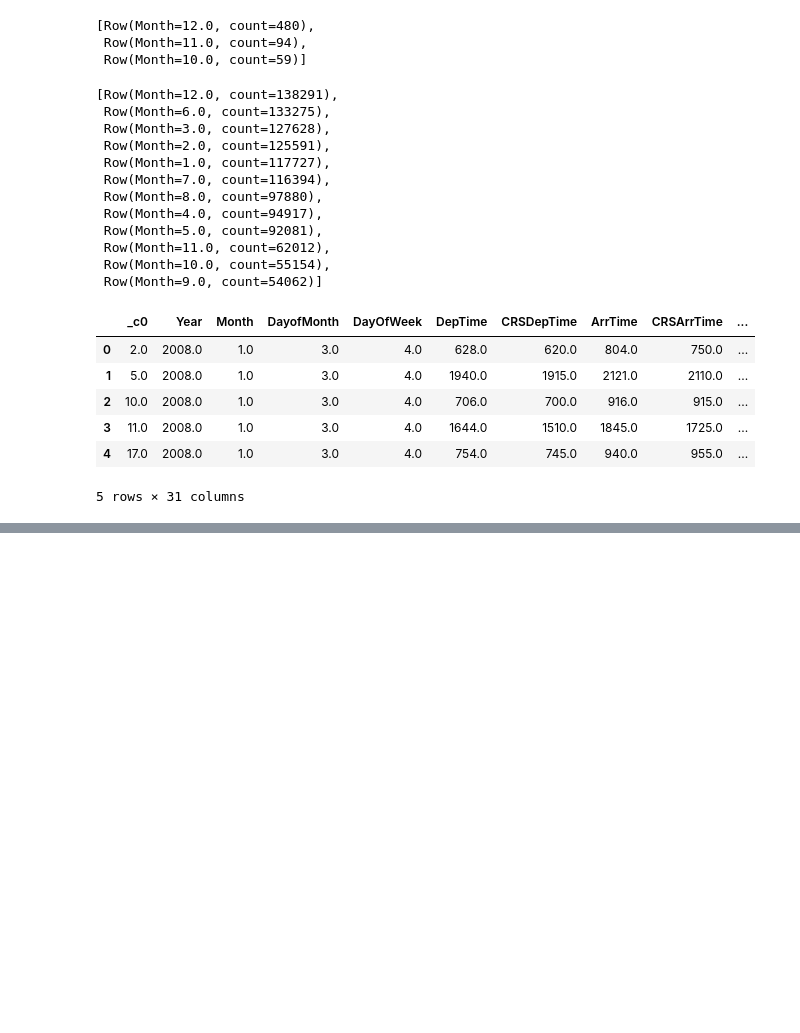
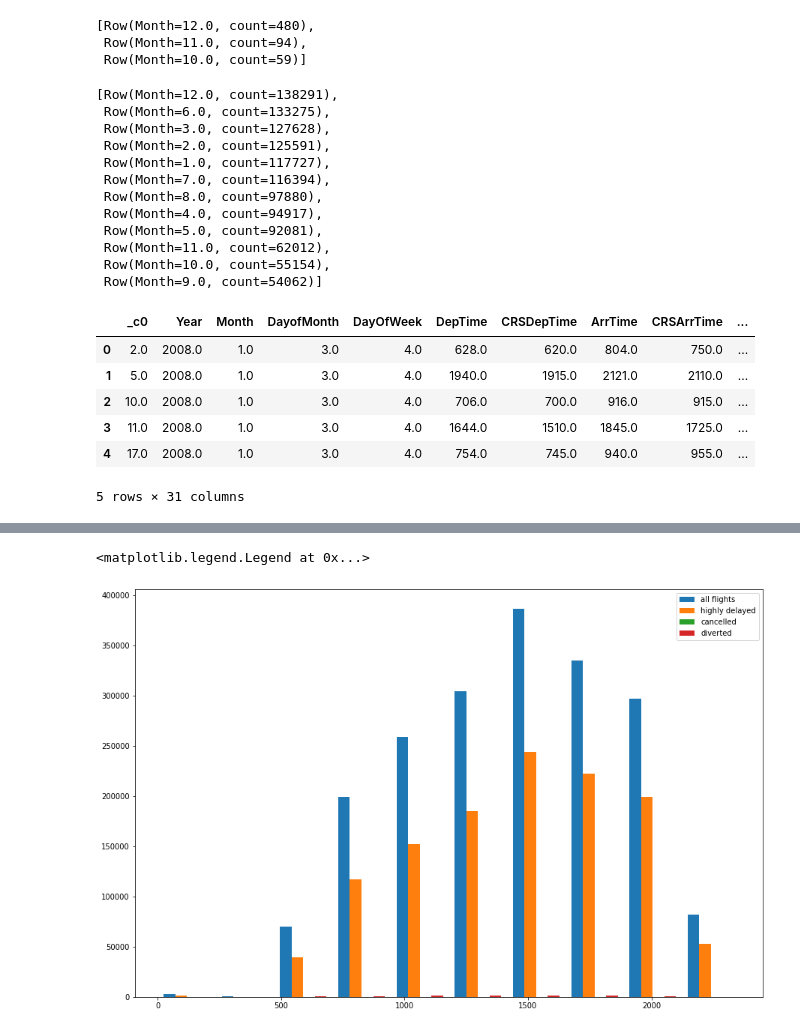
Before and after one commit to Anshumaan-Chauhan02/Scalability-Check-for-Machine-Learning-System-Predicting-Flight-Delays, a Jupyter notebook: SystemsForDS-Project.ipynb, the cells around one changed output, grey strips where cells are left out. Drawn from its saved outputs; the diff is of its cells as text; code cells hidden in the pictures; blank space fills up the shorter version.

```diff
--- a/SystemsForDS-Project.ipynb
+++ b/SystemsForDS-Project.ipynb
@@ -384,0 +368,7 @@ sns.heatmap(df_pandas[numeric_columns_for_heatmap].corr(), cmap = 'coolwarm', li
+# %%
+fig, ax = plt.subplots(figsize = (15,10))
+ax.hist([df_pandas["CRSDepTime"], df_pandas["CRSDepTime"].where(df_pandas["label"]==1),df_pandas["CRSDepTime"].where(df_pandas["Cancelled"]==1), df_pandas["CRSDepTime"].where(df_pandas["Diverted"]==1)], bins = 10, label = ["all flights","highly delayed", "cancelled", "diverted"])
+plt.legend()
+# %% [output]
+<matplotlib.legend.Legend at 0x...>
+[figure, added]
```
Also changed, not shown: parts of 44 cells of this notebook.
